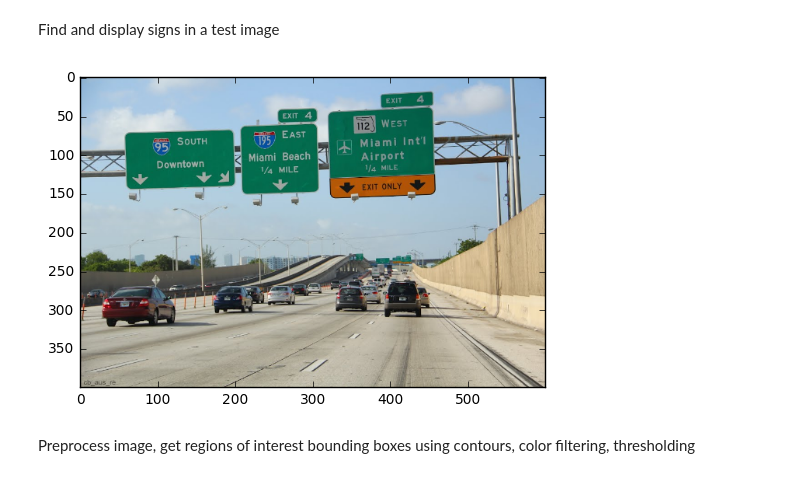
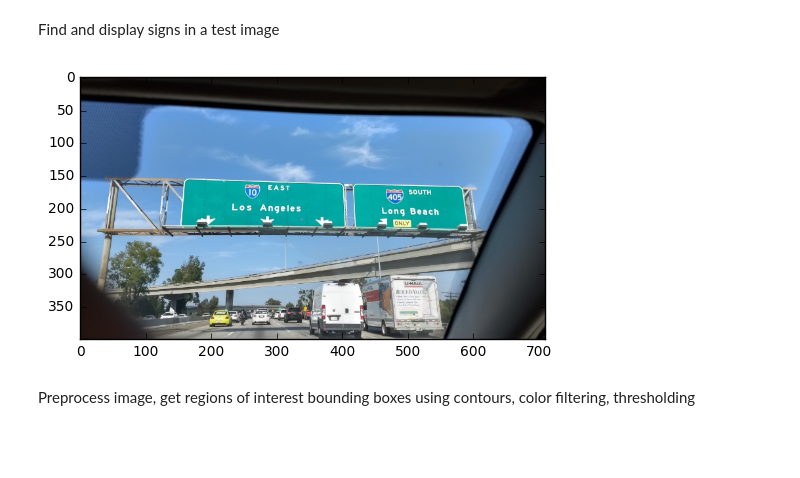
Before and after one commit to mesargent/freeway_guide_sign_detector, a Jupyter notebook: contour_HOG_pipeline.ipynb, the cells around one changed output. Saved outputs shown, nothing was run; the diff lists cells and outputs as text; code cells hidden in the pictures; blank space fills up the shorter version.

```diff
--- a/contour_HOG_pipeline.ipynb
+++ b/contour_HOG_pipeline.ipynb
@@ -183,16 +175,16 @@ Find and display signs in a test image
 def resize(img, scale):
     return cv2.resize(img, (int(img.shape[1]*scale), int(img.shape[0]*scale)))
 # %%
-im = cv2.imread("multiscale_test/191.jpg")
+im = cv2.imread("lafwy/la2.jpg")
 if im.shape[0] > 400:
     scale = 400.0/im.shape[0]
 else: scale = 1
 im = resize(im, scale)
 
 plt.imshow(cv2.cvtColor(im, cv2.COLOR_BGR2RGB))
 plt.show()
 # %% [output]
-[figure, old version]
+[figure, new version]
 # %% [markdown]
 Preprocess image, get regions of interest bounding boxes using contours, color filtering, thresholding
 # %%
```
Also changed, not shown: parts of 20 cells of this notebook, 3 other files.
